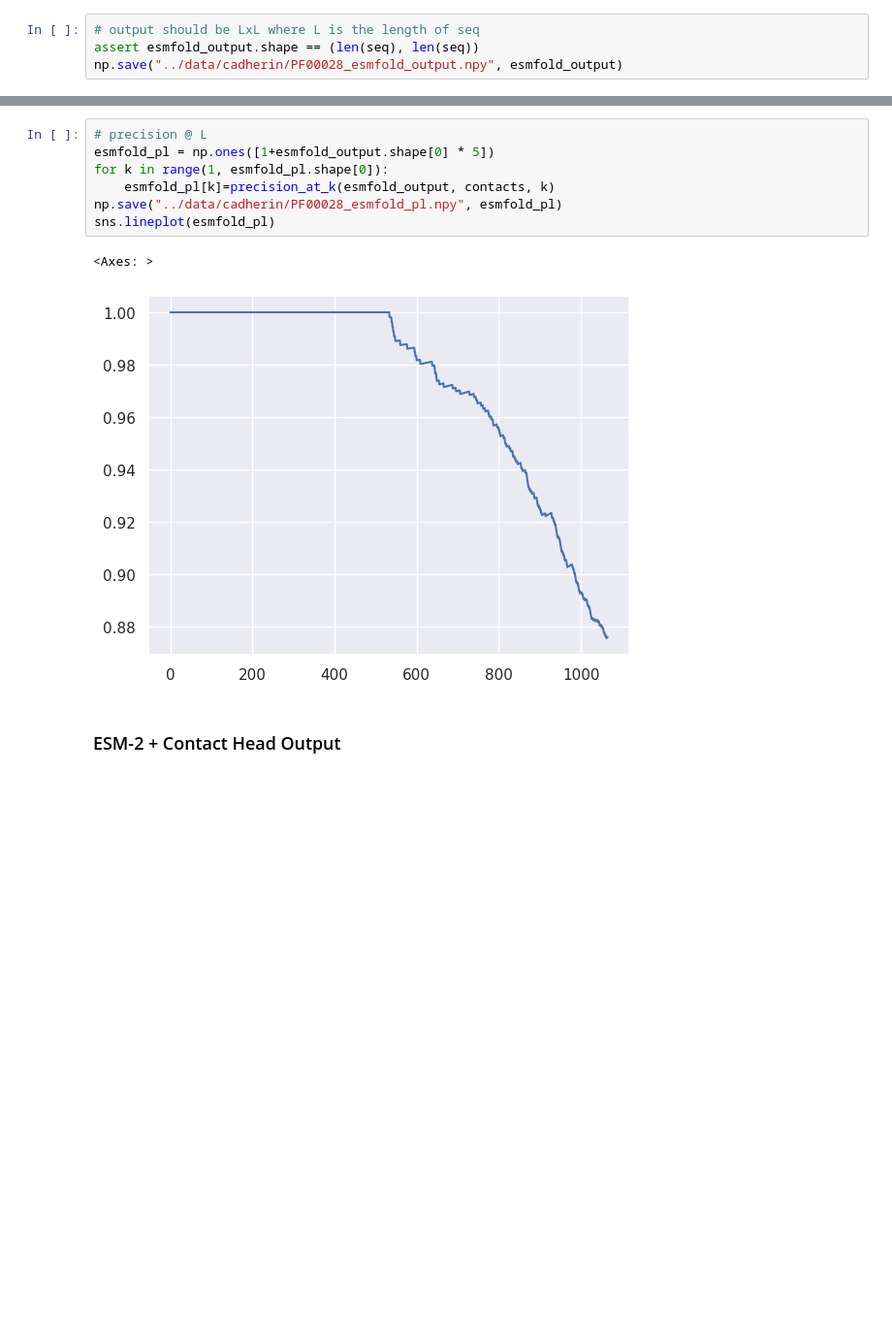
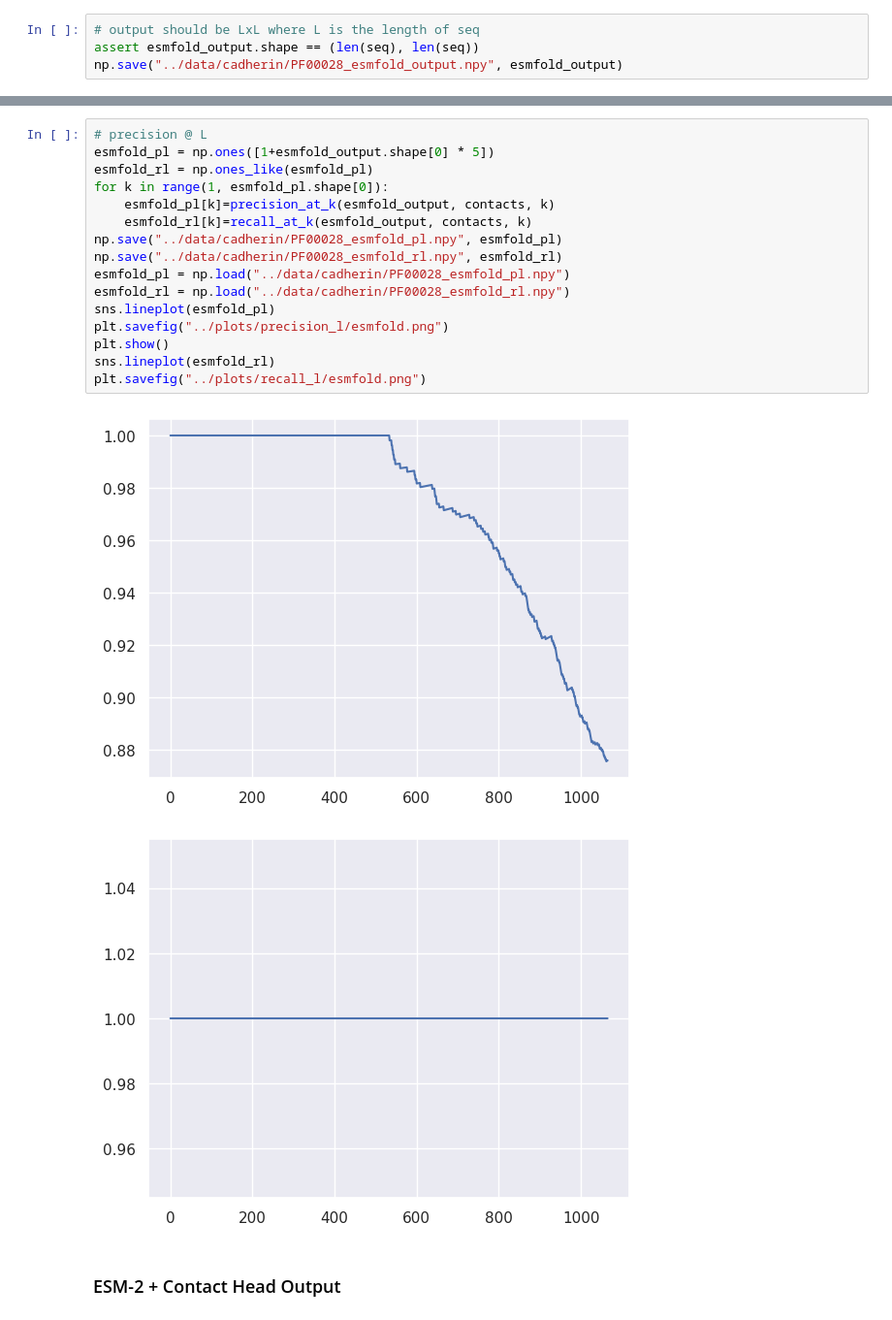
Before and after one commit to Vincent-La/cmsc702-protein-lm, a Jupyter notebook: notebooks/true_contacts.ipynb, the cells around one changed output, grey strips where cells are left out. Shown at 97% size. Cells and saved outputs as stored; diff of their text form; blank space fills up the shorter version.

Commit message:
Plotting

```diff
--- a/notebooks/true_contacts.ipynb
+++ b/notebooks/true_contacts.ipynb
@@ -183,13 +181,22 @@ sns.heatmap(esmfold_output)
 # %%
 # precision @ L
 esmfold_pl = np.ones([1+esmfold_output.shape[0] * 5])
+esmfold_rl = np.ones_like(esmfold_pl)
 for k in range(1, esmfold_pl.shape[0]):
     esmfold_pl[k]=precision_at_k(esmfold_output, contacts, k)
+    esmfold_rl[k]=recall_at_k(esmfold_output, contacts, k)
 np.save("../data/cadherin/PF00028_esmfold_pl.npy", esmfold_pl)
+np.save("../data/cadherin/PF00028_esmfold_rl.npy", esmfold_rl)
+esmfold_pl = np.load("../data/cadherin/PF00028_esmfold_pl.npy")
+esmfold_rl = np.load("../data/cadherin/PF00028_esmfold_rl.npy")
 sns.lineplot(esmfold_pl)
+plt.savefig("../plots/precision_l/esmfold.png")
+plt.show()
+sns.lineplot(esmfold_rl)
+plt.savefig("../plots/recall_l/esmfold.png")
 # %% [output]
-<Axes: >
 [figure]
+[figure, added]
 # %% [markdown]
 ### ESM-2 + Contact Head Output
 # %%
```
Also changed, not shown: parts of 10 cells of this notebook.
